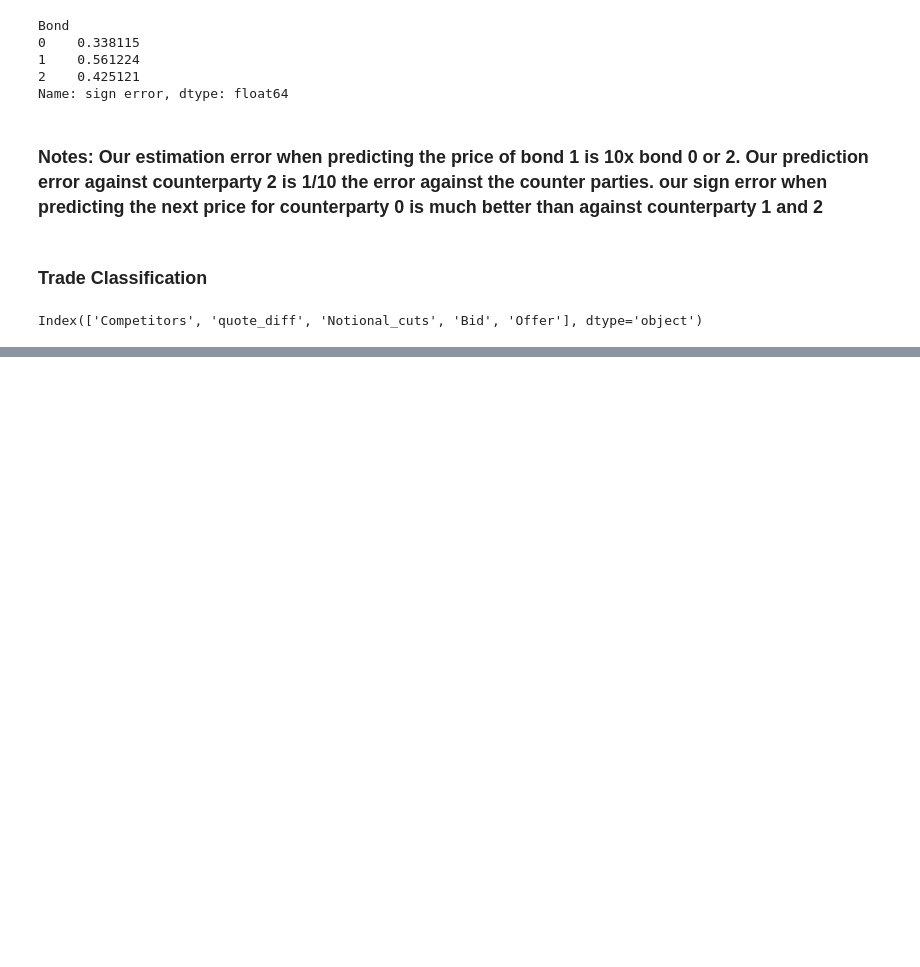
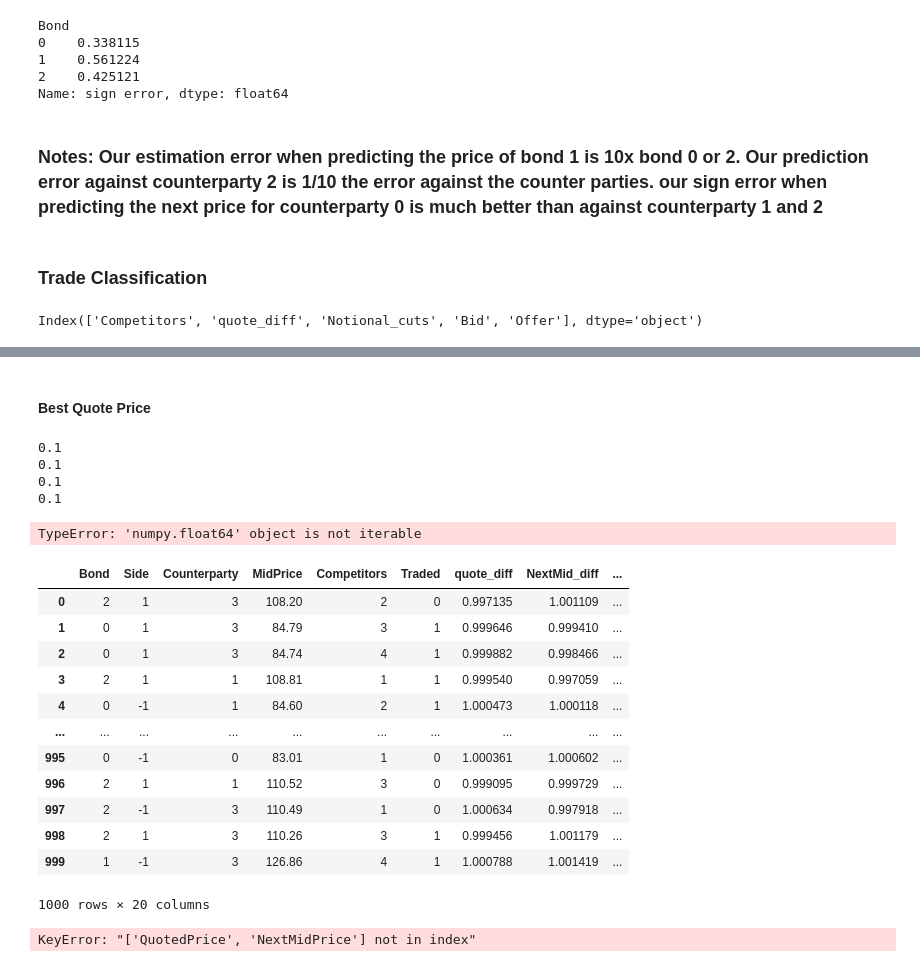
Before and after one commit to Davidfdaf/RFQ-project, a Jupyter notebook: One notebook to rule them all.ipynb, the cells around one changed output, grey strips where cells are left out. Saved outputs shown, nothing was run; the diff lists cells and outputs as text; code cells hidden in the pictures; blank space fills up the shorter version.

```diff
--- a/One notebook to rule them all.ipynb
+++ b/One notebook to rule them all.ipynb
@@ -88,26 +96,26 @@ test = add_features(test)
 # %% [markdown]
 ### next mid price prediction
 # %%
-columns, X_train, y_train, X_test, y_test = prep_data_regression()
-columns
+columns_m, X_train_m, y_train_m, X_test_m, y_test_m = prep_data_regression()
+columns_m
 # %% [output]
 Index(['Traded', 'Bid', 'Offer', 'Ctpy_0', 'Ctpy_1', 'Ctpy_2', 'Ctpy_3',
        'Bond_0', 'Bond_1', 'Bond_2'],
       dtype='object')
 # %%
-RFmodel = RandomForestRegressor(min_samples_split=100,oob_score=True)
-RFmodel.fit(X_train, y_train)
+RFmodel_r = RandomForestRegressor(min_samples_split=100,oob_score=True)
+RFmodel_r.fit(X_train_m, y_train_m)
 
 # evaluate performance
-abs_error_train = mean_absolute_error(y_train, RFmodel.predict(X_train))
-abs_error_test = mean_absolute_error(y_test, RFmodel.predict(X_test))
-y_pred = RFmodel.predict(X_test)
-test_se = (np.sign(y_pred - np.ones(len(y_pred))) != np.sign(y_test - np.ones(len(y_pred)))).sum()/len(y_test)
+abs_error_train = mean_absolute_error(y_train_m, RFmodel_r.predict(X_train_m))
+abs_error_test = mean_absolute_error(y_test_m, RFmodel_r.predict(X_test_m))
+y_pred = RFmodel_r.predict(X_test_m)
+test_se = (np.sign(y_pred - np.ones(len(y_pred))) != np.sign(y_test_m - np.ones(len(y_pred)))).sum()/len(y_test_m)
 
 info_train = f'Train: abs error = {abs_error_train}'
 info_test = f'Test : abs error = {abs_error_test}'
 print(info_train)
 print(info_test)
 print('sign error:', test_se)
-print('estimation error for any single point prediction:',RFmodel.oob_score_)
+print('estimation error for any single point prediction:',RFmodel_r.oob_score_)
 # %% [output]
@@ -118,3 +126,5 @@ estimation error for any single point prediction: 0.05251795850516172
+# %%
+Next_mid_price = y_pred*test['MidPrice']
 # %%
 regressor_test = test.copy(deep=True)
 # %%
@@ -175,0 +233,41 @@ estimation error for any single point prediction: 0.856
+# %% [markdown]
+#### Best Quote Price
+# %%
+test['next_mid_price'] = Next_mid_price
+# %%
+suggested_delta = []
+for idx,row in test.iterrows():
+    bond_error = regressor_test.groupby(['Bond']).mean()['error'][row['Bond']]
+    #we can define penalty here
+    sample,delta = max_pnl_price(bond_error,row,columns_c,columns_p,RFmodel1,RFmodel2,1)
+    #suggested_delta.append(delta*row['MidPrice'])
+    #print(sample)
+    print(delta)
+    if idx==10:
+        break
+# %% [output]
+0.1
+0.1
+0.1
+0.1
+TypeError: 'numpy.float64' object is not iterable
+# %%
+test
+# %% [output]
+|  | Bond | Side | Counterparty | MidPrice | Competitors | Traded | quote_diff | NextMid_diff | ... |
+| 0 | 2 | 1 | 3 | 108.20 | 2 | 0 | 0.997135 | 1.001109 | ... |
+| 1 | 0 | 1 | 3 | 84.79 | 3 | 1 | 0.999646 | 0.999410 | ... |
+| 2 | 0 | 1 | 3 | 84.74 | 4 | 1 | 0.999882 | 0.998466 | ... |
+| 3 | 2 | 1 | 1 | 108.81 | 1 | 1 | 0.999540 | 0.997059 | ... |
+| 4 | 0 | -1 | 1 | 84.60 | 2 | 1 | 1.000473 | 1.000118 | ... |
+| ... | ... | ... | ... | ... | ... | ... | ... | ... | ... |
+| 995 | 0 | -1 | 0 | 83.01 | 1 | 0 | 1.000361 | 1.000602 | ... |
+| 996 | 2 | 1 | 1 | 110.52 | 3 | 0 | 0.999095 | 0.999729 | ... |
+| 997 | 2 | -1 | 3 | 110.49 | 1 | 0 | 1.000634 | 0.997918 | ... |
+| 998 | 2 | 1 | 3 | 110.26 | 3 | 1 | 0.999456 | 1.001179 | ... |
+| 999 | 1 | -1 | 3 | 126.86 | 4 | 1 | 1.000788 | 1.001419 | ... |
+1000 rows × 20 columns
+# %%
+pnl(suggested_delta,test)
+# %% [output]
+KeyError: "['QuotedPrice', 'NextMidPrice'] not in index"
```
Also changed, not shown: parts of 15 cells of this notebook, 1 other file.
